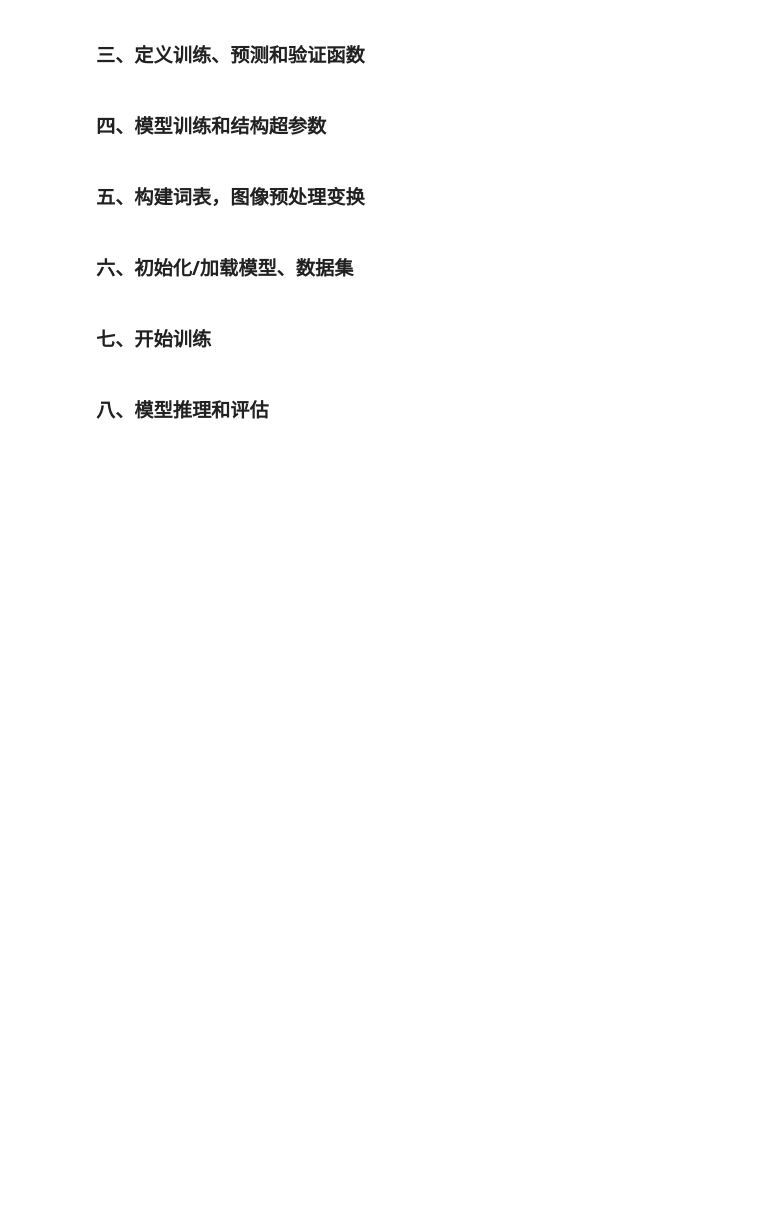
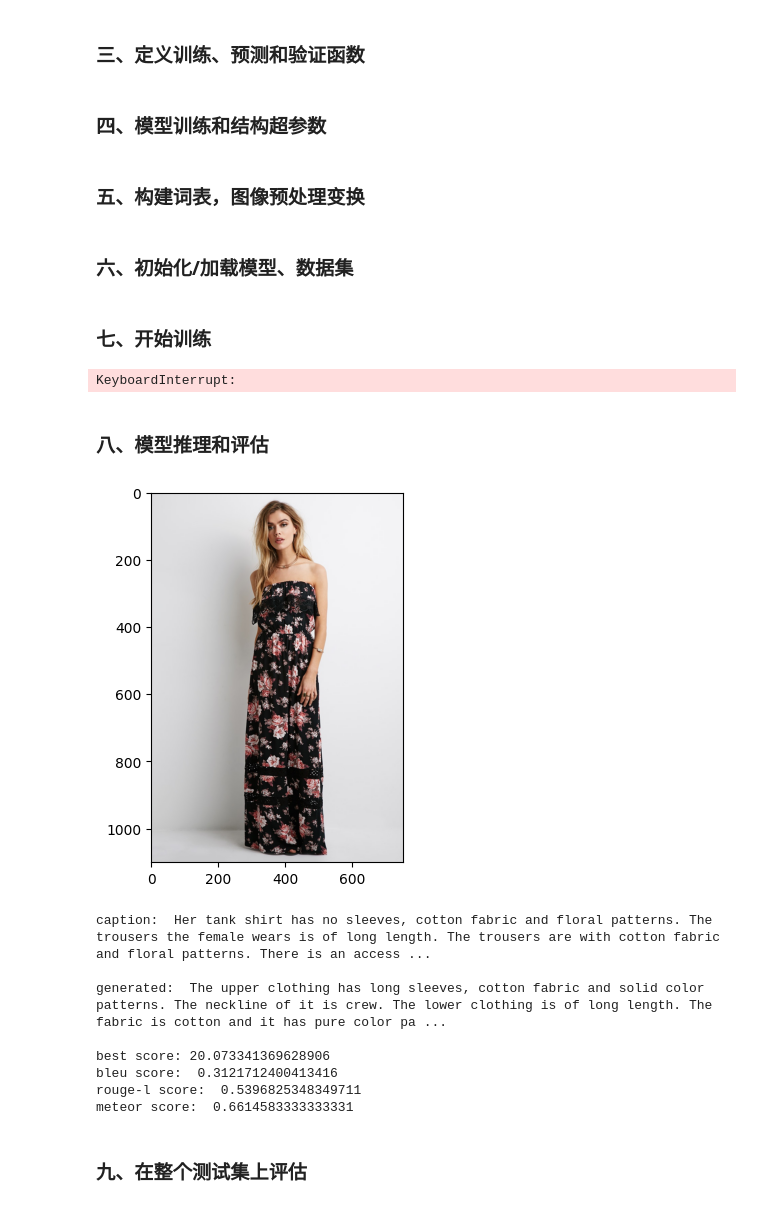
Before and after one commit to hammershock/FashionDescription, a Jupyter notebook: CNN+LSTM.ipynb, the cells around one changed output. Cells and saved outputs as stored; diff of their text form; code cells hidden in the pictures; blank space fills up the shorter version.

Commit message:
update model evaluation

```diff
--- a/CNN+LSTM.ipynb
+++ b/CNN+LSTM.ipynb
@@ -98,7 +126,7 @@ class ImageTextModel(nn.Module):
         lstm_output, hidden_state = self.lstm(embeddings, hidden_state)  # (batch, seq_len, hidden_size)
 
         output = self.fc_out(lstm_output)  # (batch, seq_len, vocabulary_size)
-        return output, hidden_state, image_feats
+        return output, (hidden_state, image_feats)
 # %% [markdown]
 ### 三、定义训练、预测和验证函数
 # %%
@@ -214,20 +302,21 @@ transform = Compose([
 model = ImageTextModel(len(vocabulary), in_channels, img_emb_size, text_emb_size, hidden_size,
                        pretrained_embeddings=vocabulary.get_word2vec(cache_path=word2vec_cache_path)).to(device)
 
-model.load_state_dict(torch.load(save_path))
-
-# ==================== Prepare for training ====================
-train_set = ImageTextDataset(dataset_root,
-                             train_labels_path,
-                             vocabulary=vocabulary,
-                             max_seq_len=seq_length,
-                             transform=transform,
-                             max_cache_memory=32 * 1024 ** 3)
-
-train_loader = DataLoader(train_set, batch_size=batch_size, shuffle=True)
+if os.path.exists(save_path):
+    model.load_state_dict(torch.load(save_path))
 # %% [markdown]
 ### 七、开始训练
 # %%
+# ==================== Prepare for training ====================
+train_set = ImageTextDataset(dataset_root,
+                             train_labels_path,
+                             vocabulary=vocabulary,
+                             max_seq_len=seq_length,
+                             transform=transform,
+                             max_cache_memory=32 * 1024 ** 3)
+
+train_loader = DataLoader(train_set, batch_size=batch_size, shuffle=True)
+
 criterion = nn.CrossEntropyLoss().to(device)
 optimizer = torch.optim.Adam(model.parameters(), lr=lr)
 
@@ -237,13 +326,42 @@ train(model, train_loader, criterion, optimizer,
       device=device,
       epochs=epochs,
       experiment_name=experiment_name)
+# %% [output]
+KeyboardInterrupt:
 # %% [markdown]
 ### 八、模型推理和评估
 # %%
 #  =================== Model Inference ===================
-image_path, caption = train_set.sample()
+test_set = ImageTextDataset(dataset_root,
+                            test_labels_path,
+                            vocabulary=vocabulary,
+                            max_seq_len=seq_length,
+                            transform=transform,
+                            max_cache_memory=32 * 1024 ** 3)
 
-caption_generated = predict(model, Image.open(image_path), transform, vocabulary, device, seq_length)
-print(caption, '\n\n', caption_generated)
+image_path, caption = test_set.sample()
+original_image = Image.open(image_path)
+image = transform(original_image).unsqueeze(0)
+caption_generated, score = generate_by_beam_search(model, image, vocabulary, device, seq_length,
+                                                   beam_width=5)
+
+plt.imshow(original_image)
+plt.show()
+
+print('caption: ', caption, '\n\ngenerated: ', caption_generated, '\n')
+print(f'best score: {score}')  # 序列全概率的负对数似然, 越小越好
 print('bleu score: ', bleu(caption_generated, caption, vocabulary))
 print('rouge-l score: ', rouge_l(caption_generated, caption, vocabulary))
+print('meteor score: ', meteor(caption_generated, caption, vocabulary))
+# %% [output]
+[figure, added]
+caption:  Her tank shirt has no sleeves, cotton fabric and floral patterns. The trousers the female wears is of long length. The trousers are with cotton fabric and floral patterns. There is an access ...
+
+generated:  The upper clothing has long sleeves, cotton fabric and solid color patterns. The neckline of it is crew. The lower clothing is of long length. The fabric is cotton and it has pure color pa ...
+
+best score: 20.073341369628906
+bleu score:  0.3121712400413416
+rouge-l score:  0.5396825348349711
+meteor score:  0.6614583333333331
+# %% [markdown]
+### 九、在整个测试集上评估
```
Also changed, not shown: parts of 6 cells of this notebook, 7 other files.
